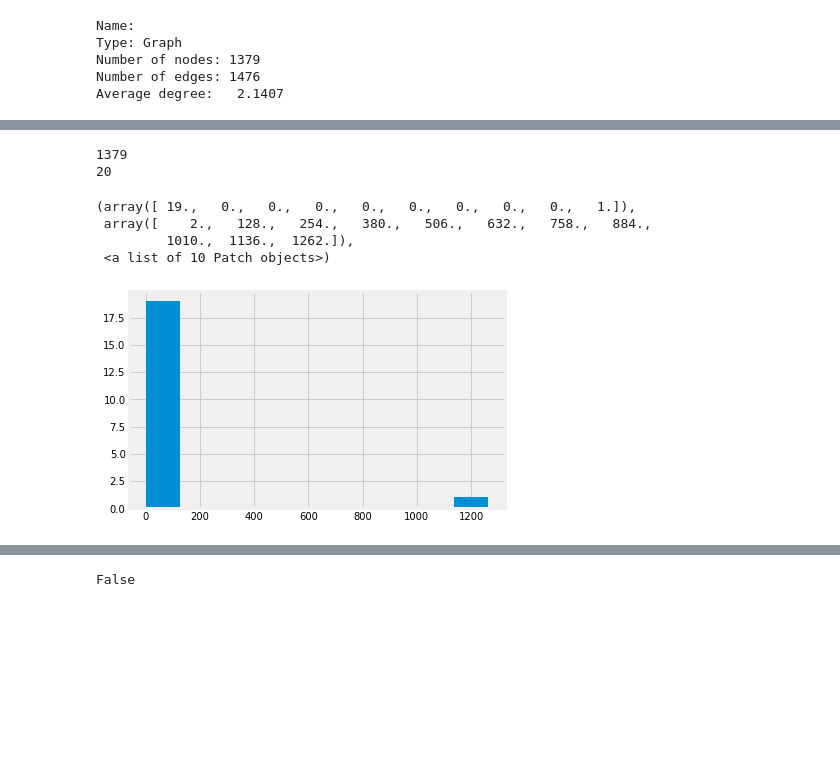
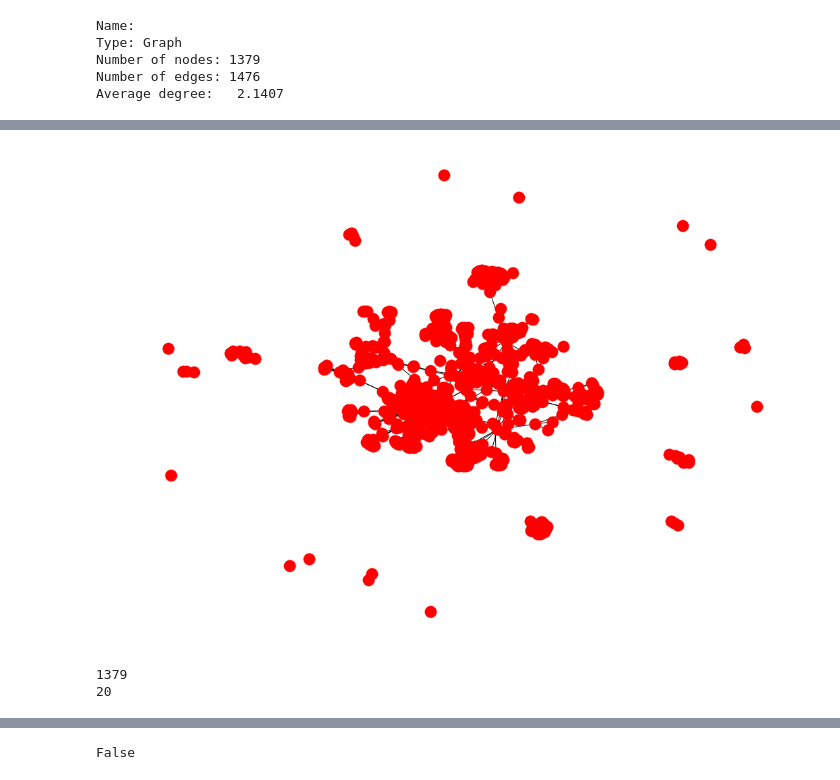
Before and after one commit to silverrainb/web-analytics, a Jupyter notebook: project2/Project2 Meaghan 07-01-18.ipynb, the cells around one changed output, grey strips where cells are left out. Cells and saved outputs as stored; diff of their text form; code cells hidden in the pictures; blank space fills up the shorter version.

```diff
--- a/project2/Project2 Meaghan 07-01-18.ipynb
+++ b/project2/Project2 Meaghan 07-01-18.ipynb
@@ -199,16 +223,14 @@ plt.show()
+# %%
+plt.figure(figsize=(14, 10))
+nx.draw(top_nodes )
+
+
+plt.show()
+# %% [output]
+[figure, added]
 # %%
 print(len(G2))
 print(len(list(nx.connected_component_subgraphs(G2))))
 # %% [output]
 1379
 20
-# %%
-import matplotlib.pyplot as plot
-x=[len(c) for c in nx.connected_component_subgraphs(G2)]
-plot.hist(x)
-# %% [output]
-(array([ 19.,   0.,   0.,   0.,   0.,   0.,   0.,   0.,   0.,   1.]),
- array([    2.,   128.,   254.,   380.,   506.,   632.,   758.,   884.,
-         1010.,  1136.,  1262.]),
- <a list of 10 Patch objects>)
-[figure, removed]
```
Also changed, not shown: parts of 9 cells of this notebook.
